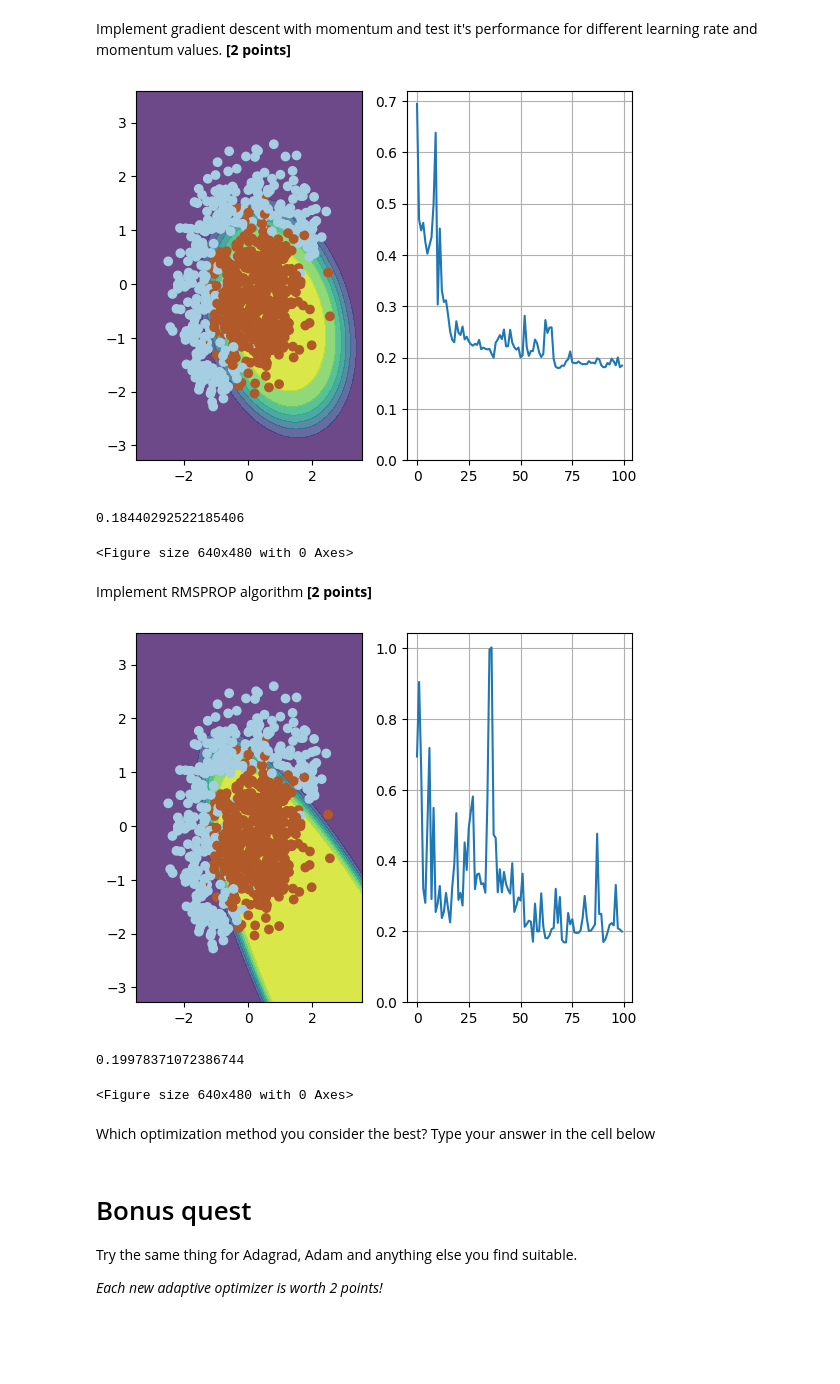
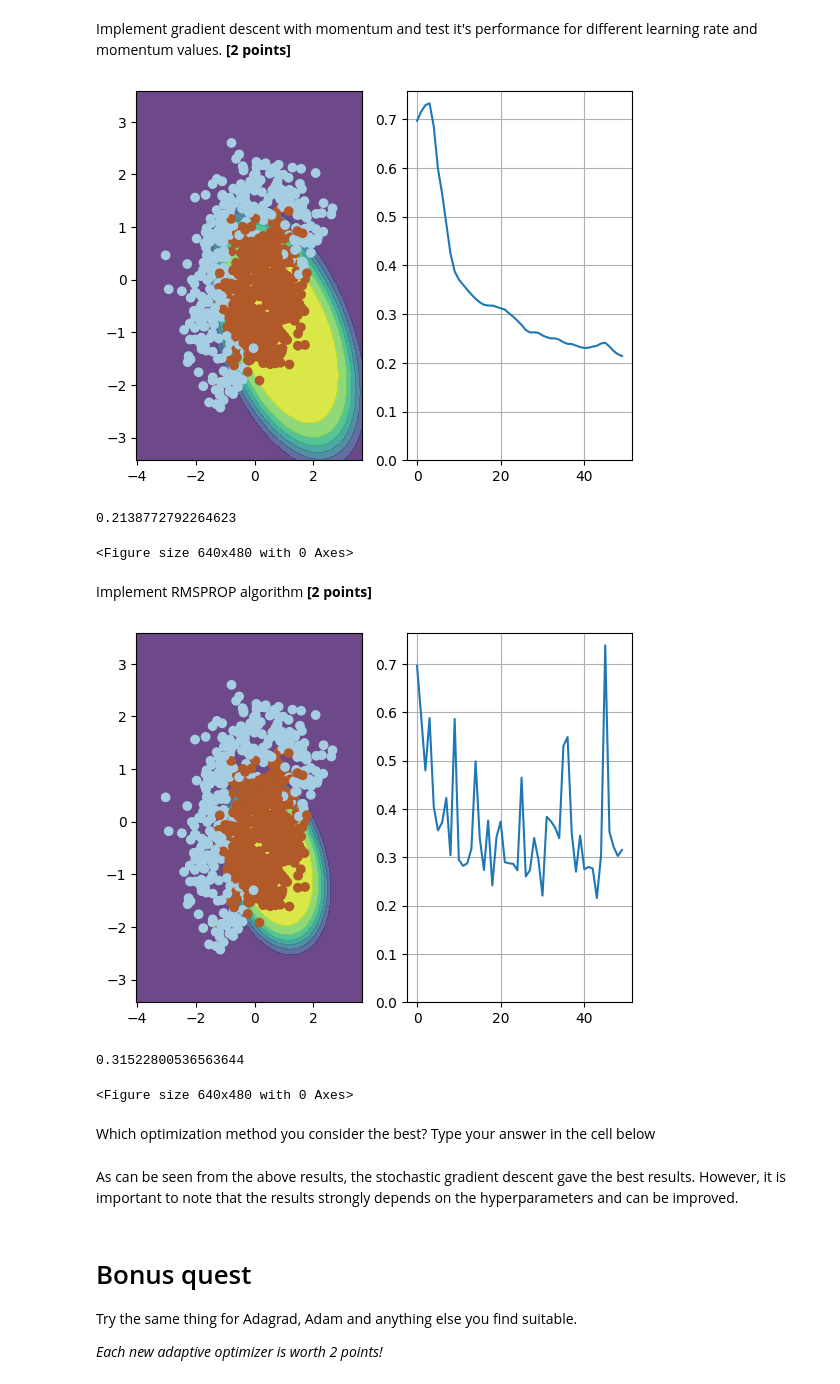
Before and after one commit to Kumokage/Practical_DL, a Jupyter notebook: week01_backprop/adaptive_sgd.ipynb, the cells around one changed output. Drawn from its saved outputs; the diff is of its cells as text; code cells hidden in the pictures; blank space fills up the shorter version.

```diff
--- a/week01_backprop/adaptive_sgd.ipynb
+++ b/week01_backprop/adaptive_sgd.ipynb
@@ -221,7 +221,7 @@ w = np.array([0,0,0,0,0,1])
 
 alpha = 1
 
-n_iter = 100
+n_iter = 50
 batch_size = 4
 loss = np.zeros(n_iter)
 plt.figure(figsize=(12,5))
@@ -242,11 +242,12 @@ print(loss[-1])
 Implement gradient descent with momentum and test it's performance for different learning rate and momentum values. __[2 points]__
 # %%
 w = np.array([0,0,0,0,0,1])
+v = np.zeros(len(w))
 
-alpha = 1 # learning rate. Please change.
-mu    = 0.005 # momentum. Please change.
+alpha = 0.1 # learning rate. Please change.
+mu    = 0.9 # momentum. Please change.
 
-n_iter = 100
+n_iter = 50
 batch_size = 4
 loss = np.zeros(n_iter)
 plt.figure(figsize=(12,5))
@@ -254,50 +255,52 @@ for i in range(n_iter):
     ind = np.random.choice(X.shape[0], batch_size)
     loss[i] = compute_loss(X, y, w)
     visualize(X[ind,:], y[ind], w, loss)
-
-    w = w - (mu * w + alpha * compute_grad(X[ind,:], y[ind], w))
+    v = (mu * v + alpha * compute_grad(X[ind,:], y[ind], w))
+    w = w - v
 
 
 visualize(X, y, w, loss)
 plt.clf()
 print(loss[-1])
 # %% [output]
-[figure, old version]
+[figure, new version]
-0.18440292522185406
+0.2138772792264623
 <Figure size 640x480 with 0 Axes>
 # %% [markdown]
 Implement RMSPROP algorithm __[2 points]__
 # %%
 w = np.array([0,0,0,0,0,1])
 v_t = 0
 
 alpha = 0.6 # learning rate. Please change.
 mean_squared_norm = 0.2 #moving average of gradient norm squared. Please change.
 epsilon = np.finfo(float).eps
 
-n_iter = 100
+n_iter = 50
 batch_size = 4
 loss = np.zeros(n_iter)
 plt.figure(figsize=(12,5))
 for i in range(n_iter):
     ind = np.random.choice(X.shape[0], batch_size)
     loss[i] = compute_loss(X, y, w)
     visualize(X[ind,:], y[ind], w, loss)
 
     grad = compute_grad(X[ind,:], y[ind], w)
     v_t = mean_squared_norm * v_t + (1 - mean_squared_norm) * np.power(grad, 2)
     w = w - (alpha * grad / (np.sqrt(v_t) + epsilon))
 
 
 visualize(X, y, w, loss)
 plt.clf()
 print(loss[-1])
 # %% [output]
-[figure, old version]
+[figure, new version]
-0.19978371072386744
+0.31522800536563644
 <Figure size 640x480 with 0 Axes>
 # %% [markdown]
 Which optimization method you consider the best? Type your answer in the cell below
+# %% [markdown]
+As can be seen from the above results, the stochastic gradient descent gave the best results. However, it is important to note that the results strongly depends on the hyperparameters and can be improved.
 # %% [markdown]
 # Bonus quest
 Try the same thing for Adagrad, Adam and anything else you find suitable.
```
Also changed, not shown: parts of 5 cells of this notebook.
